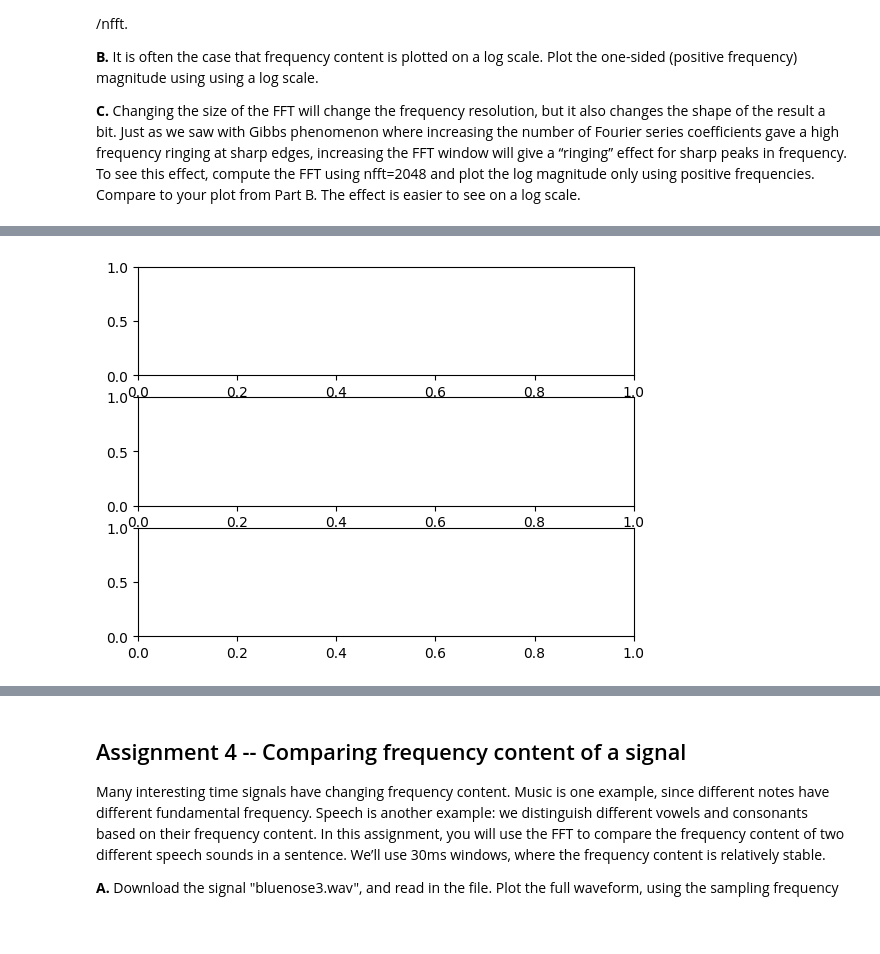
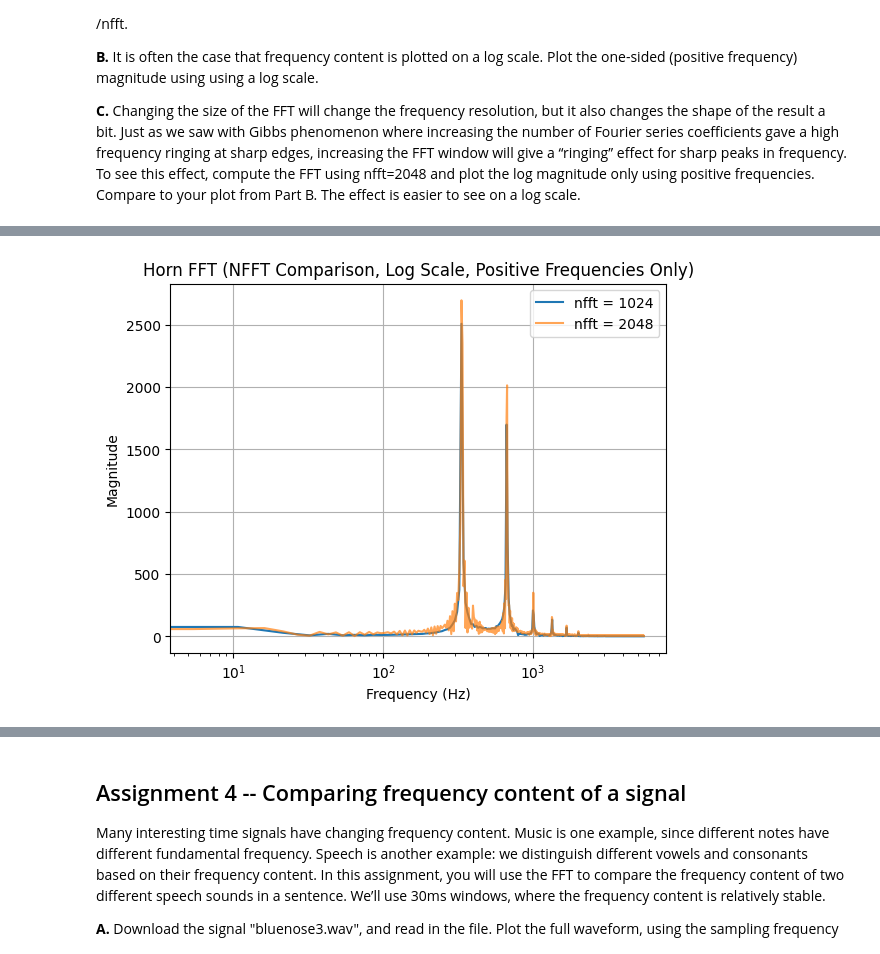
Before and after one commit to BanBot-2/EE-242-A-E-, a Jupyter notebook: Labs/Lab 2b/Lab2B_Yehoshua_Ben_Aaron.ipynb, the cells around one changed output, grey strips where cells are left out. Drawn from its saved outputs; the diff is of its cells as text; code cells hidden in the pictures; blank space fills up the shorter version.

```diff
--- a/Labs/Lab 2b/Lab2B_Yehoshua_Ben_Aaron.ipynb
+++ b/Labs/Lab 2b/Lab2B_Yehoshua_Ben_Aaron.ipynb
@@ -36,103 +34,82 @@ For this assignment, you will use a discrete Fourier transform (specifically, th
 
 **C.**  Changing the size of the FFT will change the frequency resolution, but it also changes the shape of the result a bit. Just as we saw with Gibbs phenomenon where increasing the number of Fourier series coefficients gave a high frequency ringing at sharp edges, increasing the FFT window will give a “ringing” effect for sharp peaks in frequency. To see this effect, compute the FFT using nfft=2048 and plot the log magnitude only using positive frequencies. Compare to your plot from Part B. The effect is easier to see on a log scale.
 # %%
-# Assignment 3 - Analyzing frequency content of a signal
+################################################################################
+# Part A
+################################################################################
 
-#############################################################################################
-# Part A - Using python FFT function
-#############################################################################################
-
-# Read in the horn signal and extract the specified segment
+# Load the horn signal and extract a 100ms segment from 200ms to 300ms
 fs, horn_sig = wavfile.read('horn11short.wav')
-horn_segment = horn_sig[int(0.2 * fs) : int(0.3 * fs)]
+start_idx = int(0.2 * fs)
+end_idx = int(0.3 * fs)
+horn_segment = horn_sig[start_idx:end_idx]
 signal_duration = 0.1
 
-# Get the FFT and FFT-shift of the horn signal
+# Compute the FFT and FFT shift
 nfft = 1024
 x_f = np.fft.fft(horn_segment, n=nfft)
 x_f2 = np.fft.fftshift(x_f)
 
-# Create frequency vectors for plotting
+# Create frequency axes
 freq_full = np.fft.fftshift(np.fft.fftfreq(nfft, d=1/fs))
-freq_positive = np.fft.fftfreq(nfft, d=1/fs)[:nfft//2]
+freq_positive = np.fft.fftfreq(nfft, d=1/fs)[:nfft // 2]
 
-# Scale magnitude of the FFT
+# Scale magnitude based on signal duration and sample rate
 scaling_factor = 1 / (fs * signal_duration)
 x_f2_mag = np.abs(x_f2) * scaling_factor
-x_f_mag_positive = np.abs(x_f)[:nfft//2] * scaling_factor
+x_f_mag_positive = np.abs(x_f)[:nfft // 2] * scaling_factor
 
-# Plot with positive and negative frequencies
+# Plot positive and negative frequencies
 plt.figure()
 plt.plot(freq_full, x_f2_mag)
-plt.title("FFT of Horn Signal (Positive and Negative Frequencies)")
+plt.title("Horn FFT (Positive and Negative Frequencies)")
 plt.xlabel("Frequency (Hz)")
 plt.ylabel("Magnitude")
 plt.grid(True)
-plt.show()
 
-# Plot with only positive frequencies
+# Plot only positive frequencies
 plt.figure()
 plt.plot(freq_positive, x_f_mag_positive)
-plt.title("FFT of Horn Signal (Positive Frequencies Only)")
+plt.title("Horn FFT (Positive Frequencies Only)")
 plt.xlabel("Frequency (Hz)")
 plt.ylabel("Magnitude")
 plt.grid(True)
-plt.show()
 
-# #############################################################################################
-# # Part B - Plot the FFT across frequency on log scale
-# #############################################################################################
+################################################################################
+# Part B
+################################################################################
 
-# Plot the FFT of the horn signal on a log scale
+# Plot FFT on log x-axis (positive frequencies only)
 plt.figure()
 plt.plot(freq_positive, x_f_mag_positive)
-plt.title("FFT of Horn Signal - Log Scale (Positive Frequencies Only)")
+plt.title("Horn FFT (Log Scale, Positive Frequencies Only)")
 plt.xlabel("Frequency (Hz)")
 plt.ylabel("Magnitude")
 plt.grid(True)
 plt.xscale('log')
-plt.show()
 
-#############################################################################################
-# Part C - Horn Signal Ringing effect with larger FFT size
-#############################################################################################
+################################################################################
+# Part C
+################################################################################
 
-# Get FFT with larger n value
+# Compute larger FFT with nfft = 2048
 nfft_large = 2048
 x_f_large = np.fft.fft(horn_segment, n=nfft_large)
+freq_positive_large = np.fft.fftfreq(nfft_large, d=1/fs)[:nfft_large // 2]
+x_f_mag_positive_large = np.abs(x_f_large)[:nfft_large // 2] * scaling_factor
 
-# Create frequency vector for larger nfft
-freq_positive_large = np.fft.fftfreq(nfft_large, d=1/fs)[:nfft_large//2]
-x_f_mag_positive_large = np.abs(x_f_large)[:nfft_large//2] * scaling_factor
-
-# Create figure for part C graphs
-fig, ax3 = plt.subplots(3)
-
-# Plot the FFT with nfft=2048 and log scale
+# Plot log-scale FFT with nfft = 1024 & 2048
 plt.figure()
-plt.plot(freq_positive_large, x_f_mag_positive_large)
-plt.title("FFT of Horn Signal with nfft=2048 - Log Scale (Positive Frequencies Only)")
+plt.plot(freq_positive, x_f_mag_positive, label='nfft = 1024')
+plt.plot(freq_positive_large, x_f_mag_positive_large, label='nfft = 2048', alpha=0.7)
+plt.title("Horn FFT (NFFT Comparison, Log Scale, Positive Frequencies Only)")
 plt.xlabel("Frequency (Hz)")
 plt.ylabel("Magnitude")
 plt.grid(True)
 plt.xscale('log')
+plt.legend()
 plt.show()
 
-plt.figure()
-plt.plot(freq_positive, x_f_mag_positive)
-plt.title("FFT with nfft=1024 - Log Scale")
-plt.xlabel("Frequency (Hz)")
-plt.ylabel("Magnitude")
-plt.grid(True)
-plt.xscale('log')
+# Show all plots
 plt.show()
-
-plt.figure()
-plt.plot(freq_positive_large, x_f_mag_positive_large)
-plt.title("FFT with nfft=2048 - Log Scale")
-plt.xlabel("Frequency (Hz)")
-plt.ylabel("Magnitude")
-plt.grid(True)
-plt.xscale('log')
-plt.show()
 # %% [output]
@@ -142 +119 @@ plt.show()
-[figure, old version]
+[figure, new version]
```
Also changed, not shown: parts of 3 cells of this notebook, 1 other file.
